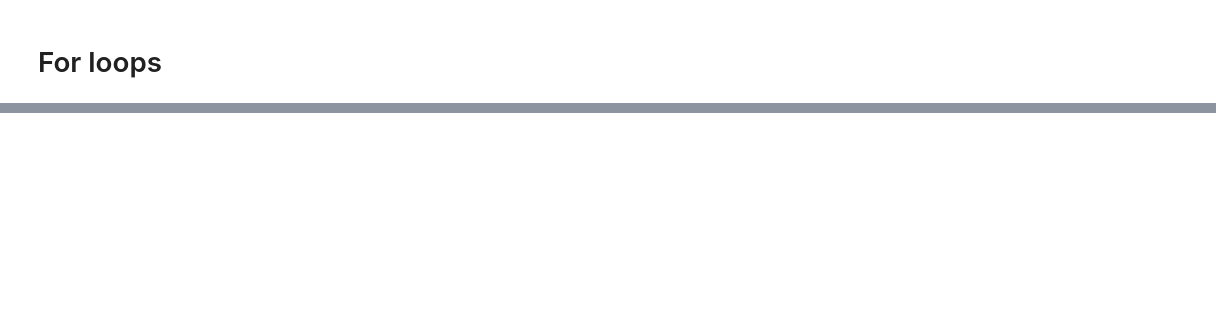
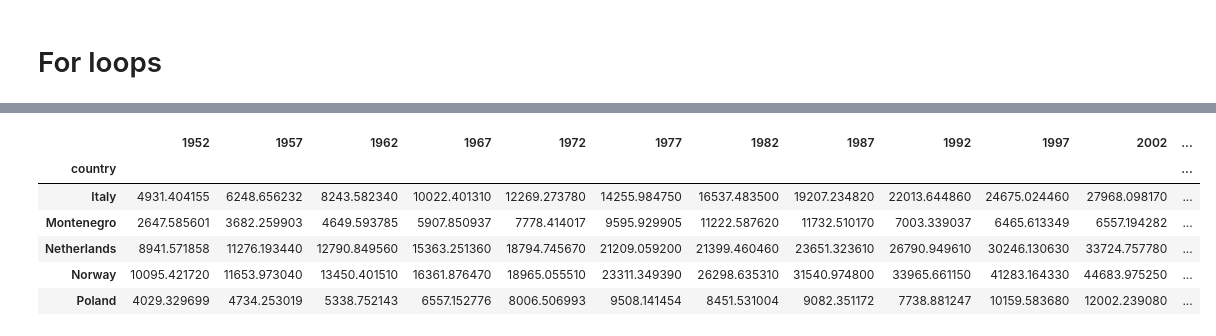
Before and after one commit to aviously02/data, a Jupyter notebook: summerbridgepython.ipynb, the cells around one changed output, grey strips where cells are left out. Cells and saved outputs as stored; diff of their text form; code cells hidden in the pictures; blank space fills up the shorter version.

```diff
--- a/summerbridgepython.ipynb
+++ b/summerbridgepython.ipynb
@@ -174,0 +582,11 @@ print(len(joined_fruits))
+# %%
+# Get all of the variables for aubset of rows
+data.loc["Italy":"Poland",:]
+# %% [output]
+|  | 1952 | 1957 | 1962 | 1967 | 1972 | 1977 | 1982 | 1987 | 1992 | 1997 | 2002 | ... |
+| country |  |  |  |  |  |  |  |  |  |  |  | ... |
+| Italy | 4931.404155 | 6248.656232 | 8243.582340 | 10022.401310 | 12269.273780 | 14255.984750 | 16537.483500 | 19207.234820 | 22013.644860 | 24675.024460 | 27968.098170 | ... |
+| Montenegro | 2647.585601 | 3682.259903 | 4649.593785 | 5907.850937 | 7778.414017 | 9595.929905 | 11222.587620 | 11732.510170 | 7003.339037 | 6465.613349 | 6557.194282 | ... |
+| Netherlands | 8941.571858 | 11276.193440 | 12790.849560 | 15363.251360 | 18794.745670 | 21209.059200 | 21399.460460 | 23651.323610 | 26790.949610 | 30246.130630 | 33724.757780 | ... |
+| Norway | 10095.421720 | 11653.973040 | 13450.401510 | 16361.876470 | 18965.055510 | 23311.349390 | 26298.635310 | 31540.974800 | 33965.661150 | 41283.164330 | 44683.975250 | ... |
+| Poland | 4029.329699 | 4734.253019 | 5338.752143 | 6557.152776 | 8006.506993 | 9508.141454 | 8451.531004 | 9082.351172 | 7738.881247 | 10159.583680 | 12002.239080 | ... |
```
Also changed, not shown: parts of 115 cells of this notebook.
